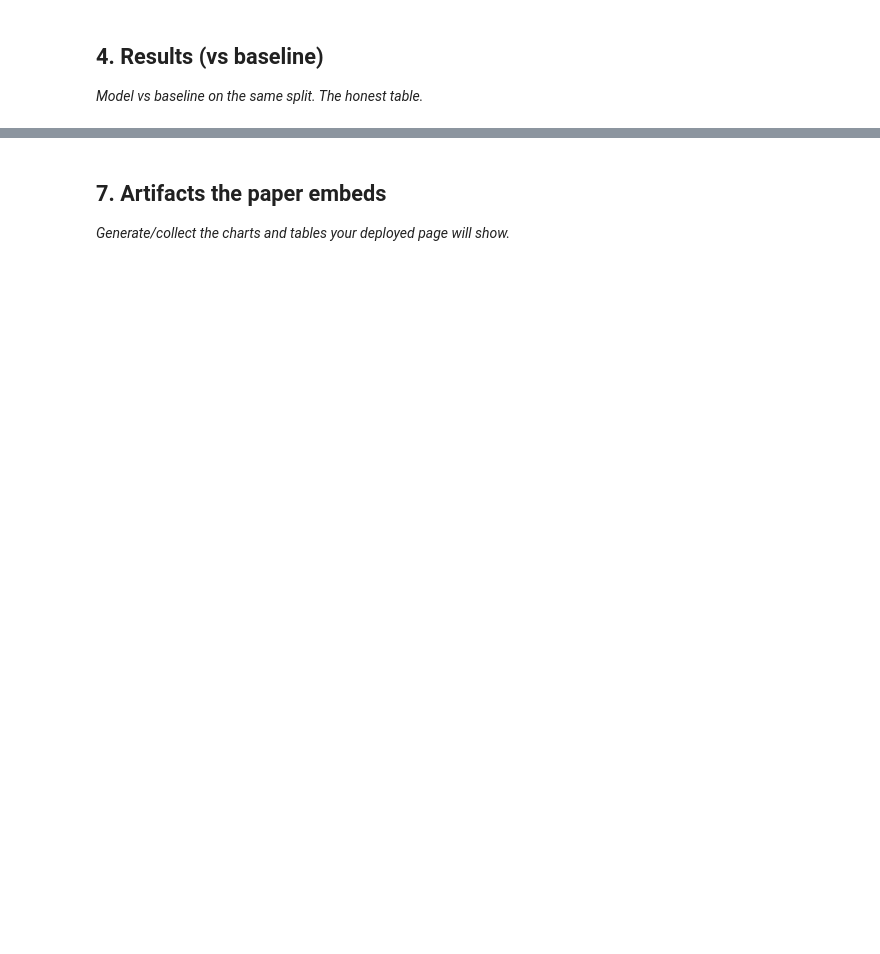
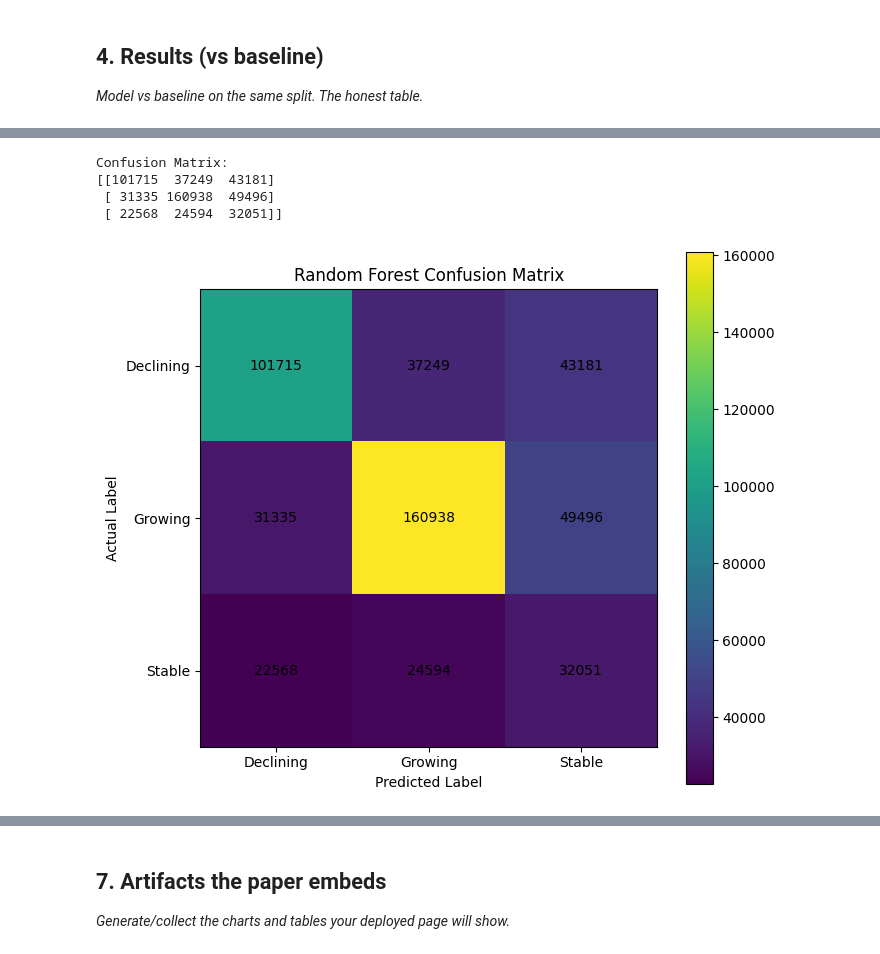
Before and after one commit to aniqaatiq842-commits/Flyrank-ML-INTERNSHIP, a Jupyter notebook: work/notebooks/capstone.ipynb, the cells around one changed output, grey strips where cells are left out. Cells and saved outputs as stored; diff of their text form; code cells hidden in the pictures; blank space fills up the shorter version.

```diff
--- a/work/notebooks/capstone.ipynb
+++ b/work/notebooks/capstone.ipynb
@@ -972,0 +2333,44 @@ print("Monthly page table materialized successfully.")
+# %%
+# 4.3 — Random Forest confusion matrix
+
+from sklearn.metrics import confusion_matrix
+import matplotlib.pyplot as plt
+
+cm = confusion_matrix(
+    y_test,
+    rf_pred,
+    labels=["Declining", "Growing", "Stable"]
+)
+
+print("Confusion Matrix:")
+print(cm)
+
+plt.figure(figsize=(7, 6))
+plt.imshow(cm)
+
+plt.xticks(
+    range(3),
+    ["Declining", "Growing", "Stable"]
+)
+plt.yticks(
+    range(3),
+    ["Declining", "Growing", "Stable"]
+)
+
+plt.xlabel("Predicted Label")
+plt.ylabel("Actual Label")
+plt.title("Random Forest Confusion Matrix")
+
+for i in range(3):
+    for j in range(3):
+        plt.text(j, i, cm[i, j], ha="center", va="center")
+
+plt.colorbar()
+plt.tight_layout()
+plt.show()
+# %% [output]
+Confusion Matrix:
+[[101715  37249  43181]
+ [ 31335 160938  49496]
+ [ 22568  24594  32051]]
+[figure, added]
```
Also changed, not shown: parts of 49 cells of this notebook.
